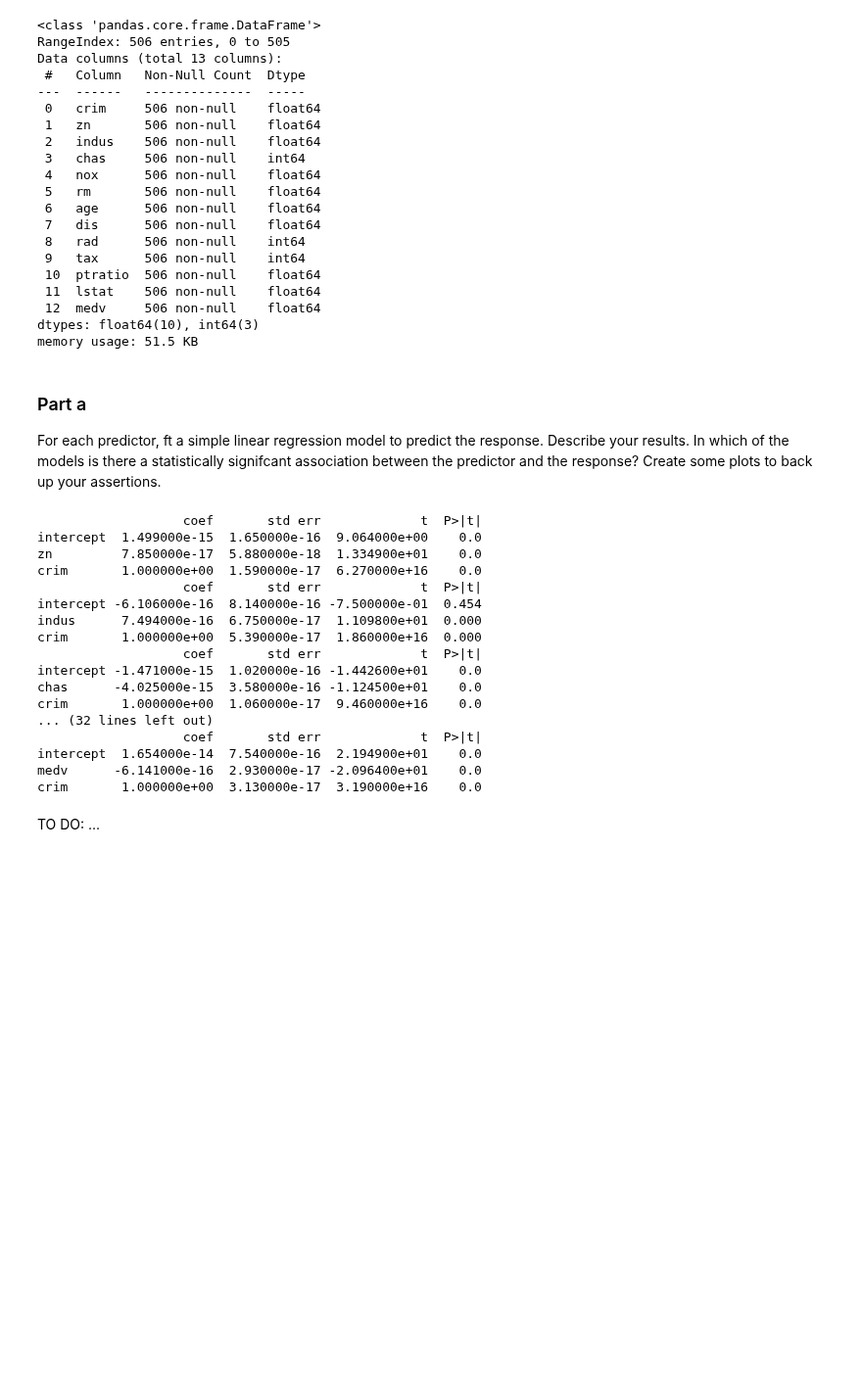
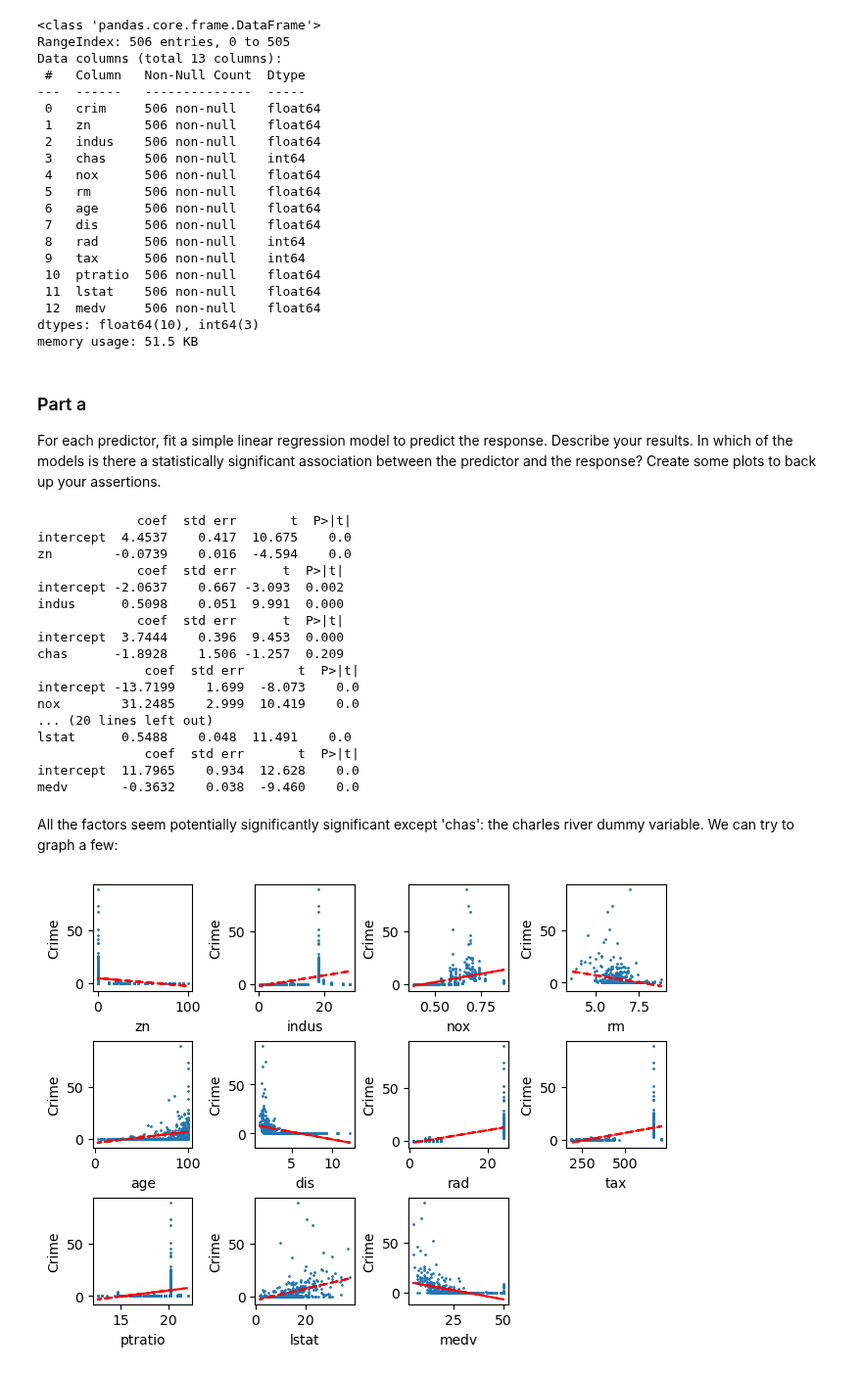
Before and after one commit to kmerkl22/k-s-ISL, a Jupyter notebook: Notebooks/Ch03-ISLExercises.ipynb, the cells around one changed output. Shown at 98% size. Saved outputs shown, nothing was run; the diff lists cells and outputs as text; code cells hidden in the pictures; blank space fills up the shorter version.

```diff
--- a/Notebooks/Ch03-ISLExercises.ipynb
+++ b/Notebooks/Ch03-ISLExercises.ipynb
@@ -662,38 +662,54 @@ dtypes: float64(10), int64(3)
 memory usage: 51.5 KB
 # %% [markdown]
 ### Part a
-For each predictor, ft a simple linear regression model to predict
+For each predictor, fit a simple linear regression model to predict
 the response. Describe your results. In which of the models is
-there a statistically signifcant association between the predictor
+there a statistically significant association between the predictor
 and the response? Create some plots to back up your assertions.
 # %%
-# Need to correct
-
 y = Boston['crim']
 cols = Boston.columns.drop(['crim'])
 for col in cols:
-    df = Boston[[col, 'crim']]
-    X = MS(df).fit_transform(Boston)
+    X = MS([col]).fit_transform(Boston)
     model = sm.OLS(y, X)
     results = model.fit()
     print(summarize(results))
 # %% [output]
-                   coef       std err             t  P>|t|
-intercept  1.499000e-15  1.650000e-16  9.064000e+00    0.0
-zn         7.850000e-17  5.880000e-18  1.334900e+01    0.0
-crim       1.000000e+00  1.590000e-17  6.270000e+16    0.0
-                   coef       std err             t  P>|t|
-intercept -6.106000e-16  8.140000e-16 -7.500000e-01  0.454
-indus      7.494000e-16  6.750000e-17  1.109800e+01  0.000
-crim       1.000000e+00  5.390000e-17  1.860000e+16  0.000
-                   coef       std err             t  P>|t|
-intercept -1.471000e-15  1.020000e-16 -1.442600e+01    0.0
-chas      -4.025000e-15  3.580000e-16 -1.124500e+01    0.0
-crim       1.000000e+00  1.060000e-17  9.460000e+16    0.0
-... (32 lines left out)
-                   coef       std err             t  P>|t|
-intercept  1.654000e-14  7.540000e-16  2.194900e+01    0.0
-medv      -6.141000e-16  2.930000e-17 -2.096400e+01    0.0
-crim       1.000000e+00  3.130000e-17  3.190000e+16    0.0
+             coef  std err       t  P>|t|
+intercept  4.4537    0.417  10.675    0.0
+zn        -0.0739    0.016  -4.594    0.0
+             coef  std err      t  P>|t|
+intercept -2.0637    0.667 -3.093  0.002
+indus      0.5098    0.051  9.991  0.000
+             coef  std err      t  P>|t|
+intercept  3.7444    0.396  9.453  0.000
+chas      -1.8928    1.506 -1.257  0.209
+              coef  std err       t  P>|t|
+intercept -13.7199    1.699  -8.073    0.0
+nox        31.2485    2.999  10.419    0.0
+... (20 lines left out)
+lstat      0.5488    0.048  11.491    0.0
+              coef  std err       t  P>|t|
+intercept  11.7965    0.934  12.628    0.0
+medv       -0.3632    0.038  -9.460    0.0
-# %% [markdown]
-TO DO: ...
+# %% [markdown]
+All the factors seem potentially significantly significant except 'chas': the charles river dummy variable. We can try to graph a few:
+# %%
+from matplotlib.pyplot import subplots
+import matplotlib.pyplot as plt
+
+cols = Boston.columns.drop(['crim', 'chas'])
+
+fig = plt.figure(constrained_layout=True)
+
+for i in range(0,len(cols)):
+       X = MS([cols[i]]).fit_transform(Boston)
+       model = sm.OLS(y, X)
+       results = model.fit()
+       plt.subplot(3,4,i+1)
+       plt.scatter(Boston[cols[i]],Boston.crim, s=1)
+       plt.xlabel(cols[i])
+       plt.ylabel('Crime')
+       plt.plot(Boston[cols[i]], results.params[0]+results.params[1]*Boston[cols[i]], 'r--')
+# %% [output]
+[figure, added]
```
Also changed, not shown: parts of 11 cells of this notebook.
